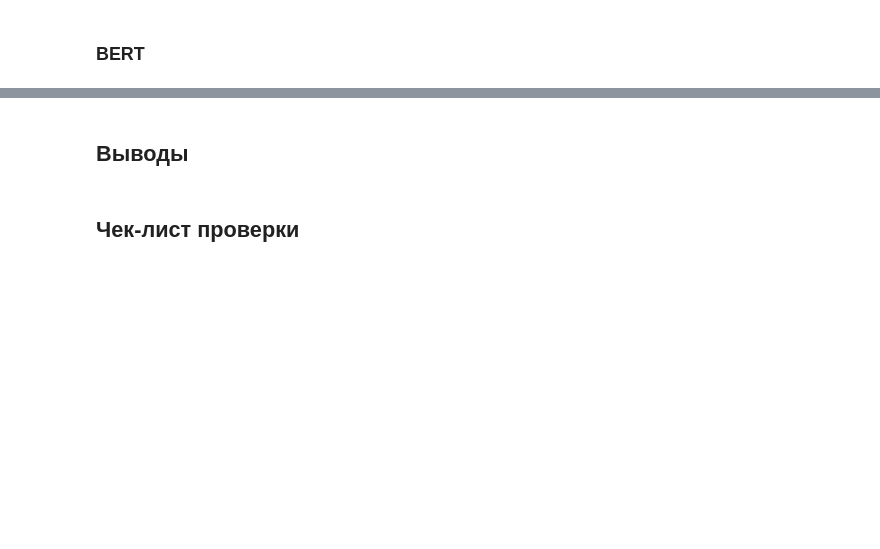
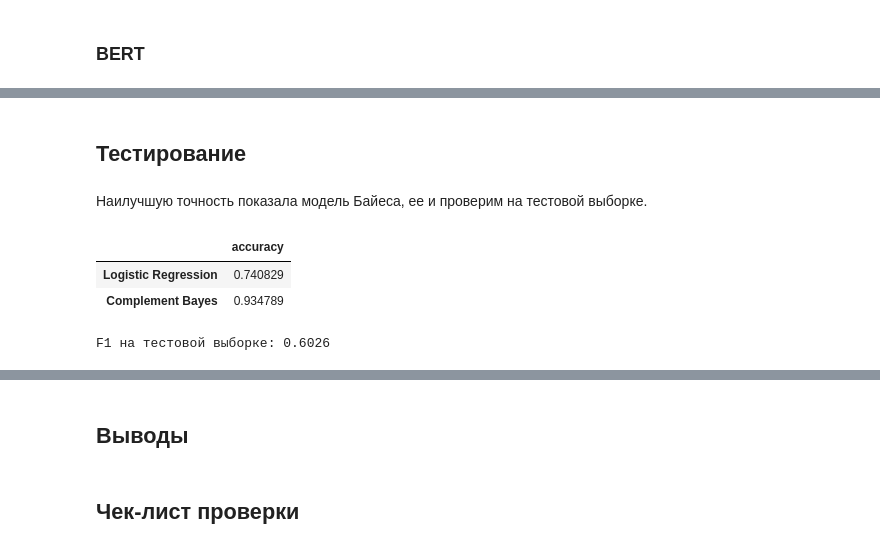
Before and after one commit to MetalUndivided/Yandex_Practicum, a Jupyter notebook: 12_Natural_Language_Processing/Natural_Language_Processing.ipynb, the cells around one changed output, grey strips where cells are left out. Saved outputs shown, nothing was run; the diff lists cells and outputs as text; code cells hidden in the pictures; blank space fills up the shorter version.

```diff
--- a/12_Natural_Language_Processing/Natural_Language_Processing.ipynb
+++ b/12_Natural_Language_Processing/Natural_Language_Processing.ipynb
@@ -188,5 +190,5 @@ Lemmatized text:
 Вроде выглядит достойно, можно пробовать применять ко всему корпусу.
 # %%
 %%time
-corpus = corpus.apply(lambda item: split_and_lemm(item, lemmatizer))
+corpus = data["text"].apply(lambda item: split_and_lemm(item, lemmatizer))
 # %% [output]
@@ -301,7 +303,7 @@ linear_params = {
 }
 
 linear_pipeline = Pipeline([
-    ("vect", TfidfVectorizer(stop_words=stop_words)),
+    ("vect", CountVectorizer(ngram_range=(1, 3), stop_words=stop_words)),
     ("model", LogisticRegression())
 ])
 
@@ -361,19 +358,20 @@ model_summary = pd.DataFrame(
 Гауссова Байеса я попробовал обучить, но у меня на него не хватает памяти.
 # %%
 bayes_grid = {
-    #"model__alpha":np.arange(1.5, .5, -.1)
+    #"model__alpha":np.arange(2, .1, -.1)
 }
 
 bayes_pipeline = Pipeline([
-    ("vect", TfidfVectorizer(stop_words=stop_words)),
+    ("vect", CountVectorizer(ngram_range=(1, 3), stop_words=stop_words)),
     ("model", ComplementNB())
 ])
 
 bayes_model = GridSearchCV(
     bayes_pipeline,
-    param_grid=bayes_grid
+    param_grid=bayes_grid,
+    scoring="f1"
 )
 # %%
 %%time
-bayes_model.fit(features_train, target_train)
+bayes_model.fit(features_train, target_train, model__sample_weight=np.where(target_train == 1, 9, 1))
 # %% [output]
@@ -422,0 +490,18 @@ If this call came from a _pb2.py file, your generated code is out of date and mu
+# %% [markdown]
+## Тестирование
+# %% [markdown]
+Наилучшую точность показала модель Байеса, ее и проверим на тестовой выборке.
+# %%
+model_summary
+# %% [output]
+|  | accuracy |
+| Logistic Regression | 0.740829 |
+| Complement Bayes | 0.934789 |
+# %%
+best_model = bayes_model.best_estimator_
+
+test_predictions = best_model.predict(features_test)
+
+print("F1 на тестовой выборке: {0:.4f}".format(f1_score(target_test, test_predictions)))
+# %% [output]
+F1 на тестовой выборке: 0.6026
```
Also changed, not shown: parts of 31 cells of this notebook.
